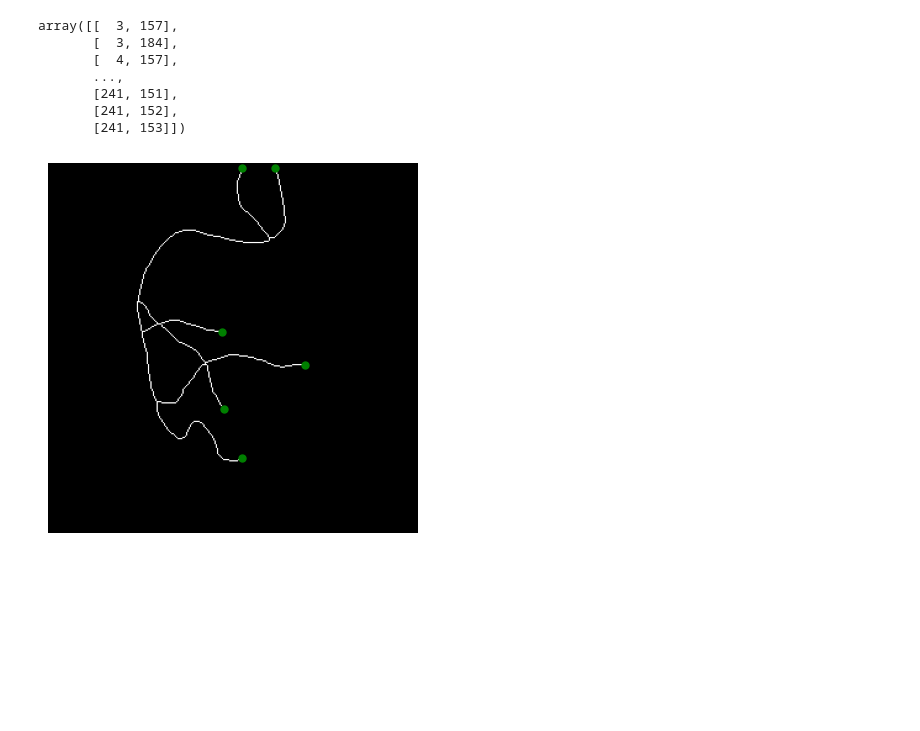
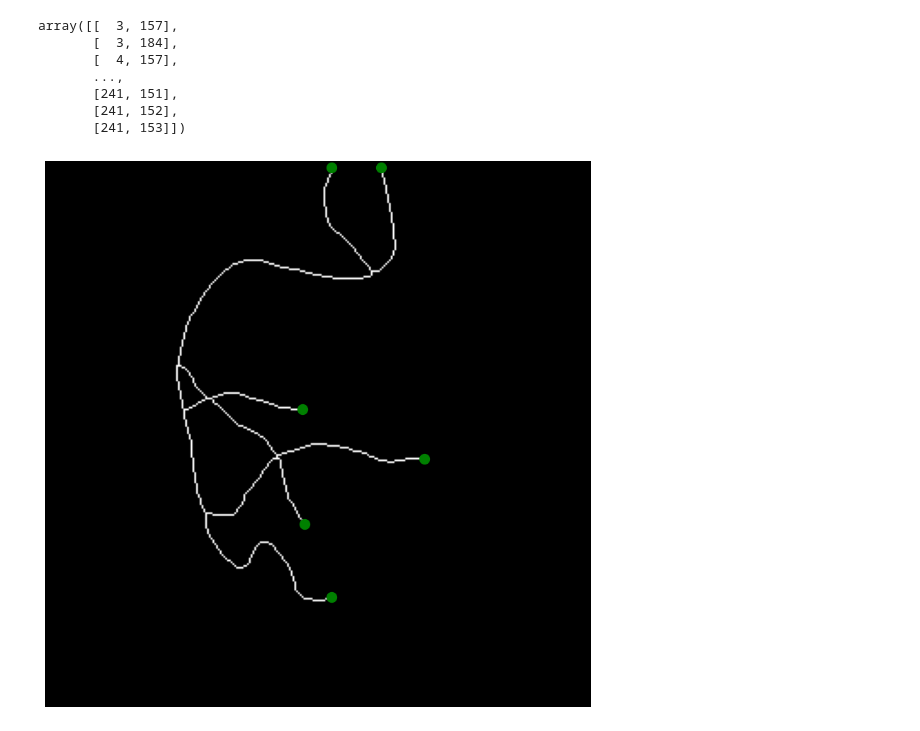
Before and after one commit to MGonza20/Proyecto01_VC_UVG, a Jupyter notebook: Problema02.ipynb, the cells around one changed output. Saved outputs shown, nothing was run; the diff lists cells and outputs as text; code cells hidden in the pictures; blank space fills up the shorter version.

```diff
--- a/Problema02.ipynb
+++ b/Problema02.ipynb
@@ -43,19 +44,20 @@ array([[  3, 157],
 # %%
 extreme_nodes_list = []
 for i in range(1, skeleton.shape[0] - 1):
     for j in range(1, skeleton.shape[1] - 1):
         if skeleton[i, j]:
             if np.sum(skeleton[i-1:i+2, j-1:j+2]) == 2:
                 extreme_nodes_list.append((i, j))
 
 
+plt.figure(figsize=(10,10))
 plt.imshow(skeleton, cmap='gray')
 plt.plot([node[1] for node in extreme_nodes_list],
          [node[0] for node in extreme_nodes_list],
          'go',
-          markersize=5)
+          markersize=10)
 
 plt.axis('off')
 plt.show()
 # %% [output]
-[figure, old version]
+[figure, new version]
```
Also changed, not shown: parts of 2 cells of this notebook.
